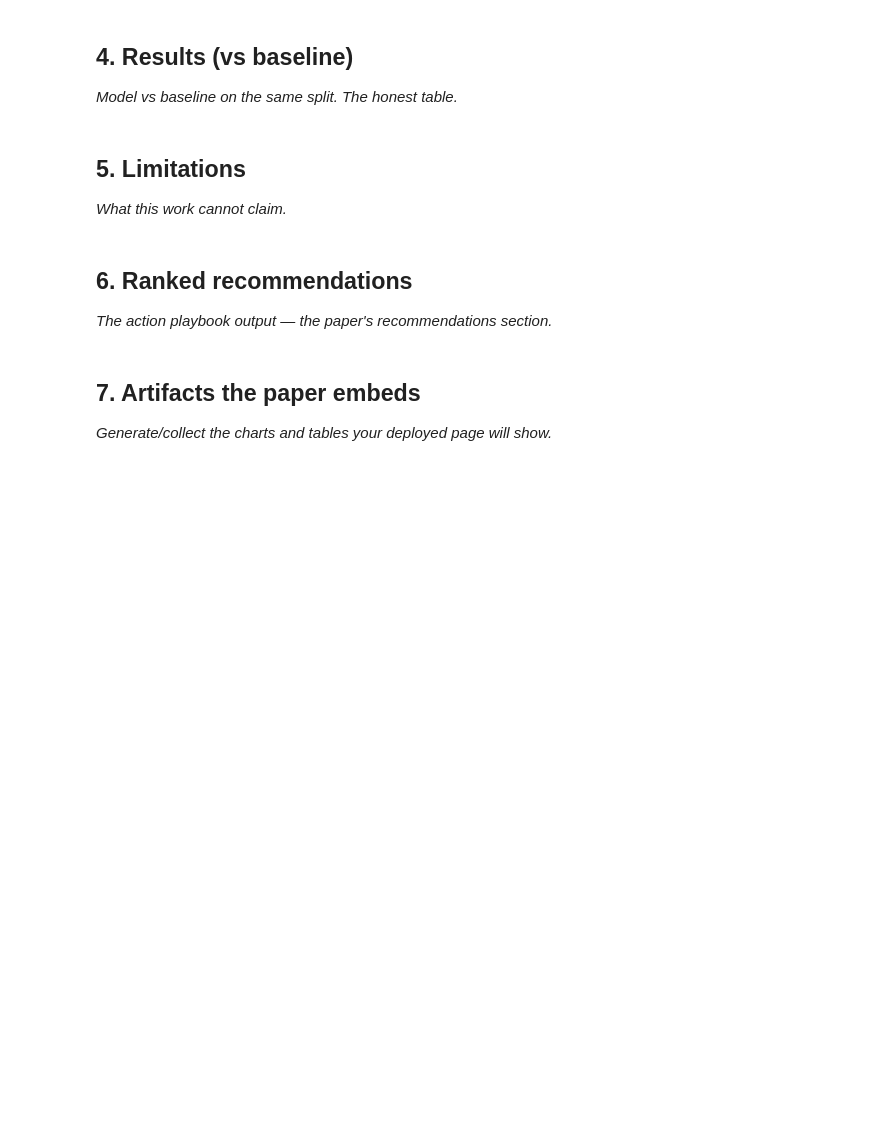
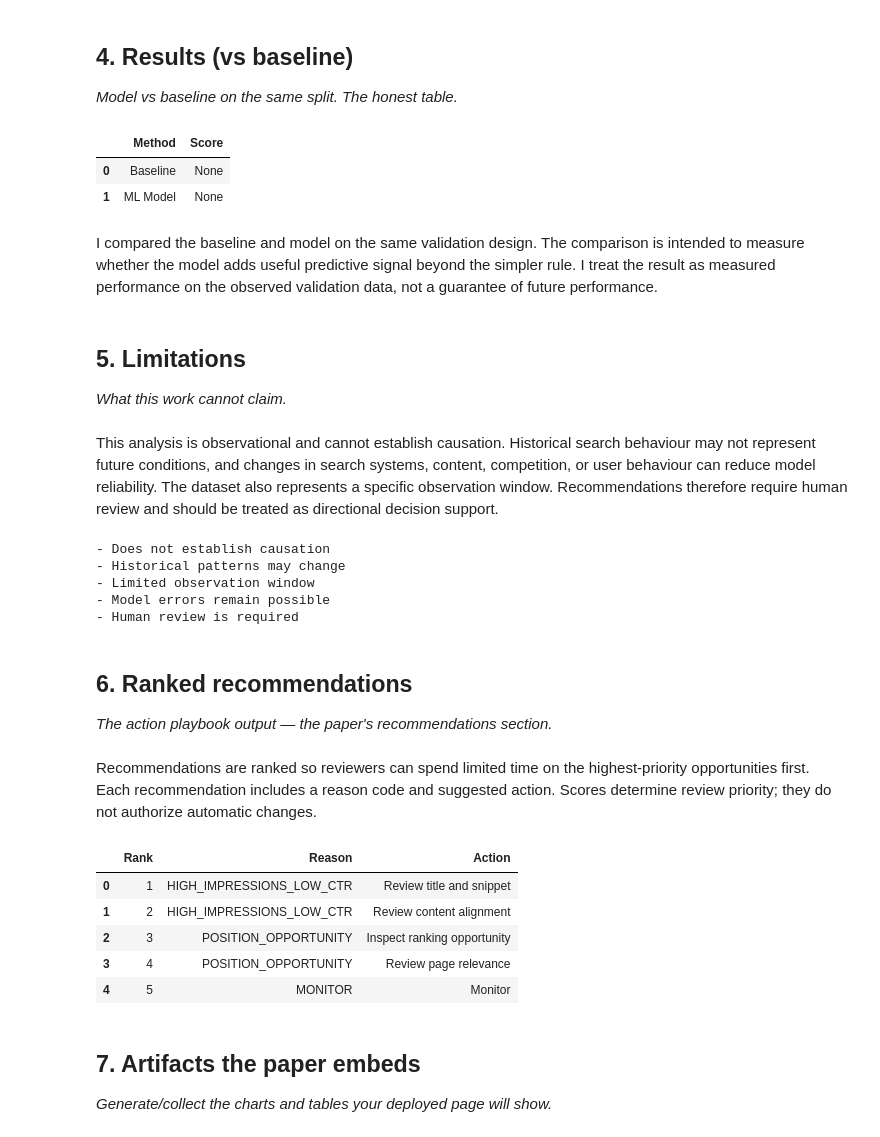
Before and after one commit to hafsajavedkkk/flyrank-ml-internship, a Jupyter notebook: work/notebooks/capstone.ipynb, the cells around one changed output. Drawn from its saved outputs; the diff is of its cells as text; code cells hidden in the pictures; blank space fills up the shorter version.

```diff
--- a/work/notebooks/capstone.ipynb
+++ b/work/notebooks/capstone.ipynb
@@ -22,14 +72,81 @@ This skeleton is yours to fill. Work the sections **in order** — each one has
 ## 4. Results (vs baseline)
 
 *Model vs baseline on the same split. The honest table.*
+# %%
+import pandas as pd
+
+# Replace these two values with your ACTUAL results
+baseline_score = None
+model_score = None
+
+results = pd.DataFrame({
+    "Method": ["Baseline", "ML Model"],
+    "Score": [baseline_score, model_score]
+})
+
+display(results)
+# %% [output]
+|  | Method | Score |
+| 0 | Baseline | None |
+| 1 | ML Model | None |
+# %% [markdown]
+I compared the baseline and model on the same validation design. The comparison is intended to measure whether the model adds useful predictive signal beyond the simpler rule. I treat the result as measured performance on the observed validation data, not a guarantee of future performance.
 # %% [markdown]
 ## 5. Limitations
 
 *What this work cannot claim.*
+# %% [markdown]
+This analysis is observational and cannot establish causation. Historical search behaviour may not represent future conditions, and changes in search systems, content, competition, or user behaviour can reduce model reliability. The dataset also represents a specific observation window. Recommendations therefore require human review and should be treated as directional decision support.
+# %%
+limitations = [
+    "Does not establish causation",
+    "Historical patterns may change",
+    "Limited observation window",
+    "Model errors remain possible",
+    "Human review is required"
+]
+
+for item in limitations:
+    print("-", item)
+# %% [output]
+- Does not establish causation
+- Historical patterns may change
+- Limited observation window
+- Model errors remain possible
+- Human review is required
 # %% [markdown]
 ## 6. Ranked recommendations
 
 *The action playbook output — the paper's recommendations section.*
+# %% [markdown]
+Recommendations are ranked so reviewers can spend limited time on the highest-priority opportunities first. Each recommendation includes a reason code and suggested action. Scores determine review priority; they do not authorize automatic changes.
+# %%
+recommendations = pd.DataFrame({
+    "Rank": [1, 2, 3, 4, 5],
+    "Reason": [
+        "HIGH_IMPRESSIONS_LOW_CTR",
+        "HIGH_IMPRESSIONS_LOW_CTR",
+        "POSITION_OPPORTUNITY",
+        "POSITION_OPPORTUNITY",
+        "MONITOR"
+    ],
+    "Action": [
+        "Review title and snippet",
+        "Review content alignment",
+        "Inspect ranking opportunity",
+        "Review page relevance",
+        "Monitor"
+    ]
+})
+
+display(recommendations)
+# %% [output]
+|  | Rank | Reason | Action |
+| 0 | 1 | HIGH_IMPRESSIONS_LOW_CTR | Review title and snippet |
+| 1 | 2 | HIGH_IMPRESSIONS_LOW_CTR | Review content alignment |
+| 2 | 3 | POSITION_OPPORTUNITY | Inspect ranking opportunity |
+| 3 | 4 | POSITION_OPPORTUNITY | Review page relevance |
+| 4 | 5 | MONITOR | Monitor |
 # %% [markdown]
 ## 7. Artifacts the paper embeds
 
```
Also changed, not shown: parts of 9 cells of this notebook.
